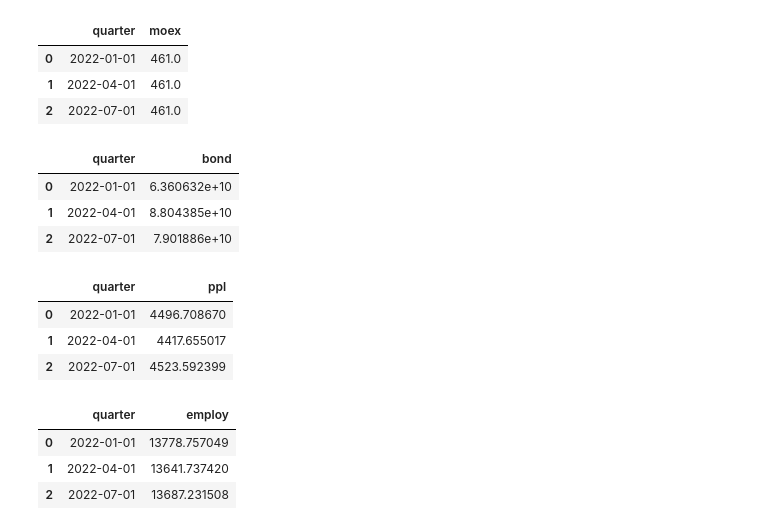
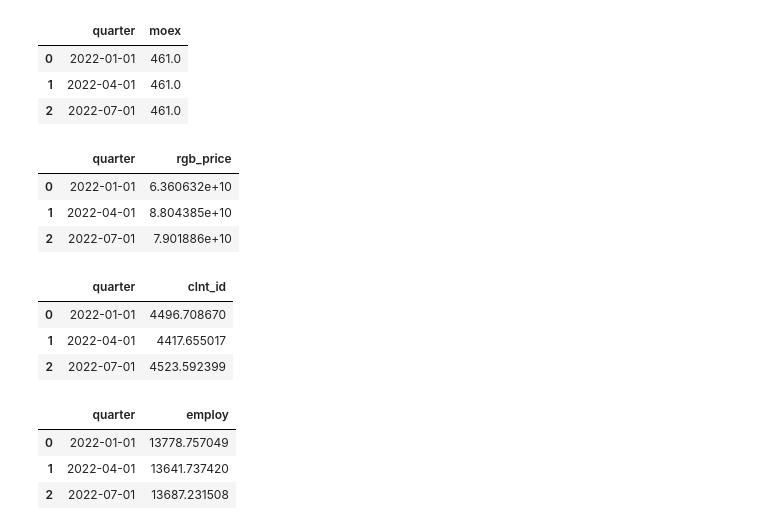
Before and after one commit to Snopoff/NSPF-Financial-Behavior, a Jupyter notebook: Predictions.ipynb, the cells around one changed output. Drawn from its saved outputs; the diff is of its cells as text; code cells hidden in the pictures.

```diff
--- a/Predictions.ipynb
+++ b/Predictions.ipynb
@@ -22,19 +18,19 @@ df_moex.head(3)
 | 2 | 2022-07-01 | 461.0 |
 # %%
 df_bond = pd.read_csv("clean_data/pred_bond.csv")
-df_bond.rename(columns={'Unnamed: 0': "quarter", "value":"bond"}, inplace=True)
+df_bond.rename(columns={'Unnamed: 0': "quarter", "value":"rgb_price"}, inplace=True)
 df_bond.head(3)
 # %% [output]
-|  | quarter | bond |
+|  | quarter | rgb_price |
 | 0 | 2022-01-01 | 6.360632e+10 |
 | 1 | 2022-04-01 | 8.804385e+10 |
 | 2 | 2022-07-01 | 7.901886e+10 |
 # %%
 df_ppl = pd.read_csv("clean_data/pred_count_people.csv")
-df_ppl.rename(columns={'Unnamed: 0': "quarter", "value":"ppl"}, inplace=True)
+df_ppl.rename(columns={'Unnamed: 0': "quarter", "value":"clnt_id"}, inplace=True)
 df_ppl.head(3)
 # %% [output]
-|  | quarter | ppl |
+|  | quarter | clnt_id |
 | 0 | 2022-01-01 | 4496.708670 |
 | 1 | 2022-04-01 | 4417.655017 |
 | 2 | 2022-07-01 | 4523.592399 |
```
Also changed, not shown: parts of 15 cells of this notebook, 2 other files.
